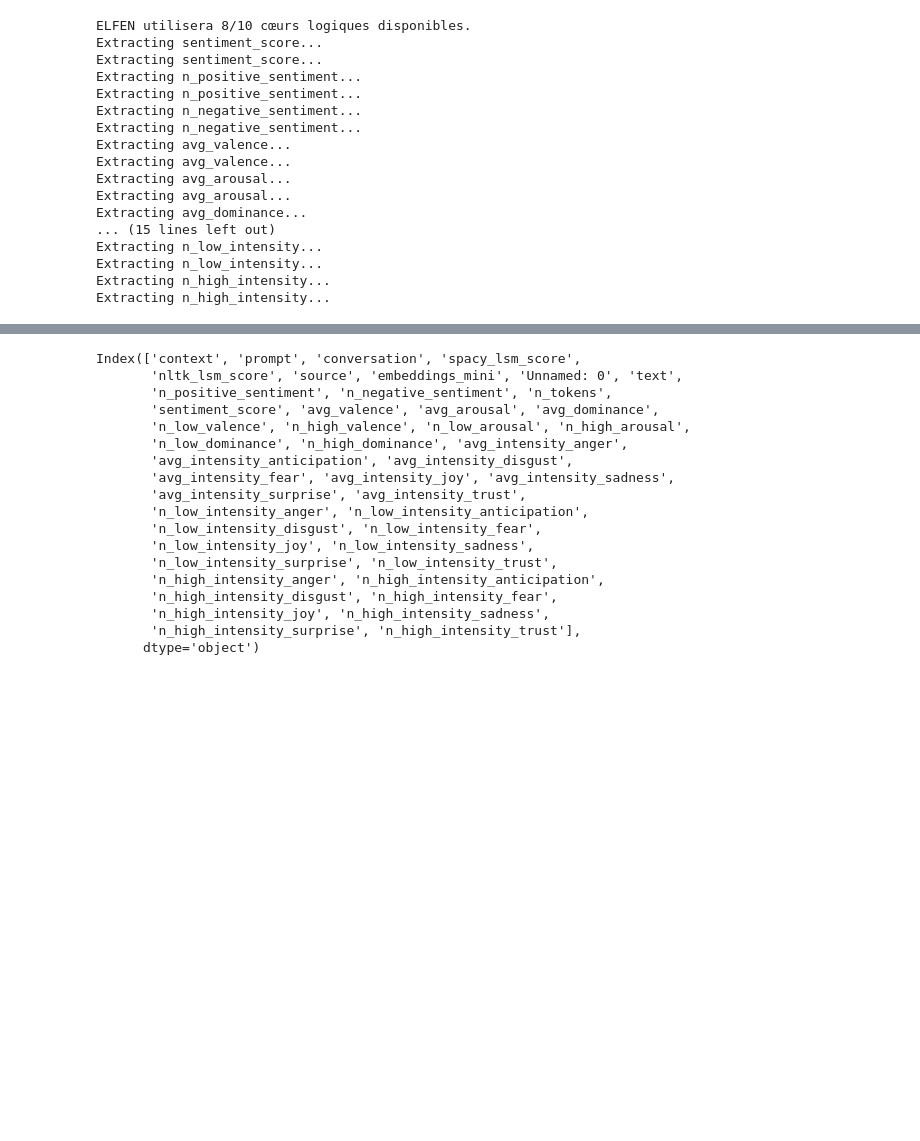
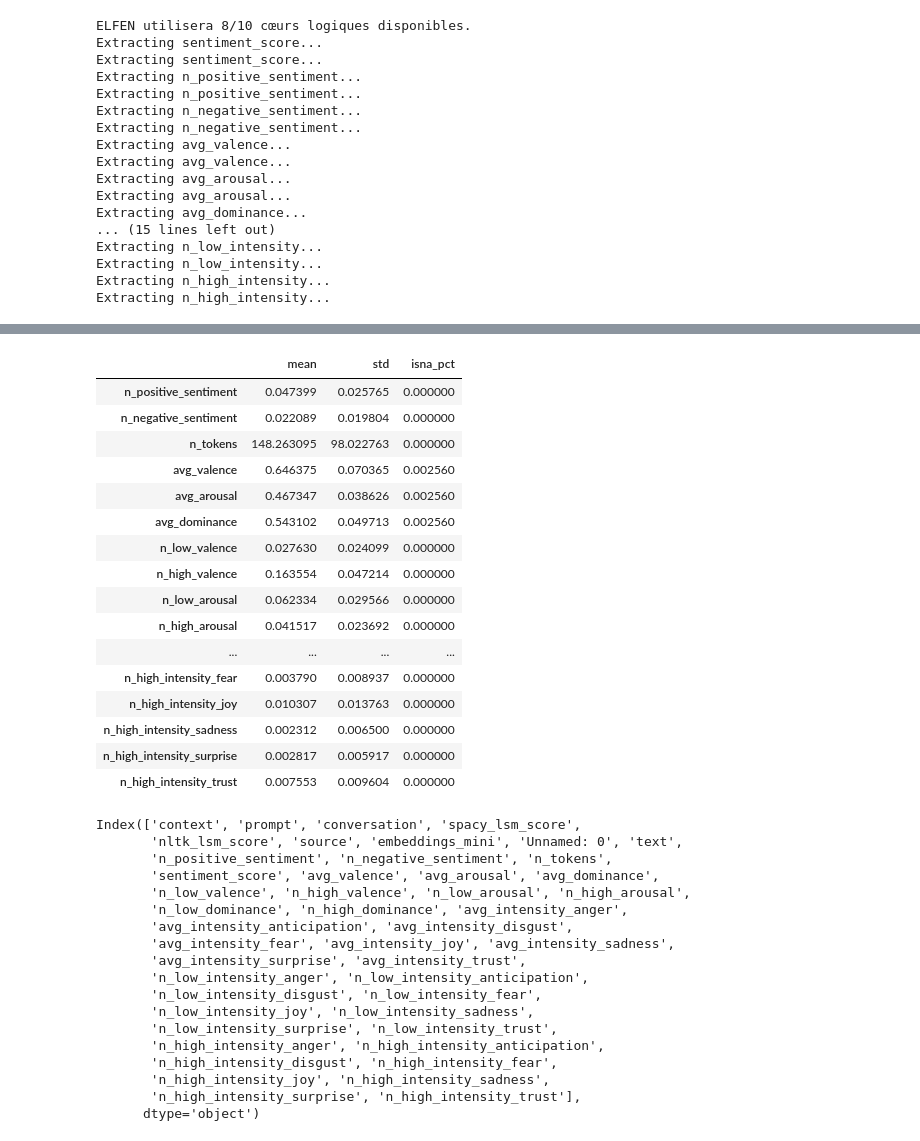
Before and after one commit to telecom-projet-nlp/human-gpt-linguistic-differences, a Jupyter notebook: notebook/Answers.ipynb, the cells around one changed output, grey strips where cells are left out. Saved outputs shown, nothing was run; the diff lists cells and outputs as text; code cells hidden in the pictures; blank space fills up the shorter version.

Commit message:
added metrics for elfun

```diff
--- a/notebook/Answers.ipynb
+++ b/notebook/Answers.ipynb
@@ -729,3 +750,34 @@ extraction = pd.read_csv('../data/GPT_valence_scores.csv')
+# %%
+metrics = {}
+columns = [col for col in extraction.columns if col.startswith('avg_') or col.startswith('n_')]
+for col in columns:
+    feauture = extraction[col]
+    metrics[col] = {
+        'mean': feauture.mean(),
+        'std': feauture.std(),
+        'isna_pct': feauture.isna().mean() * 100
+    }
+
+metrics_df = pd.DataFrame.from_dict(metrics, orient='index')
+metrics_df
+# %% [output]
+|  | mean | std | isna_pct |
+| n_positive_sentiment | 0.047399 | 0.025765 | 0.000000 |
+| n_negative_sentiment | 0.022089 | 0.019804 | 0.000000 |
+| n_tokens | 148.263095 | 98.022763 | 0.000000 |
+| avg_valence | 0.646375 | 0.070365 | 0.002560 |
+| avg_arousal | 0.467347 | 0.038626 | 0.002560 |
+| avg_dominance | 0.543102 | 0.049713 | 0.002560 |
+| n_low_valence | 0.027630 | 0.024099 | 0.000000 |
+| n_high_valence | 0.163554 | 0.047214 | 0.000000 |
+| n_low_arousal | 0.062334 | 0.029566 | 0.000000 |
+| n_high_arousal | 0.041517 | 0.023692 | 0.000000 |
+| ... | ... | ... | ... |
+| n_high_intensity_fear | 0.003790 | 0.008937 | 0.000000 |
+| n_high_intensity_joy | 0.010307 | 0.013763 | 0.000000 |
+| n_high_intensity_sadness | 0.002312 | 0.006500 | 0.000000 |
+| n_high_intensity_surprise | 0.002817 | 0.005917 | 0.000000 |
+| n_high_intensity_trust | 0.007553 | 0.009604 | 0.000000 |
 # %%
 extraction.set_index(['source', 'conv_id'], inplace=True)
 extraction.index.names = [None, 'conv_id']
```
Also changed, not shown: parts of 5 cells of this notebook.
